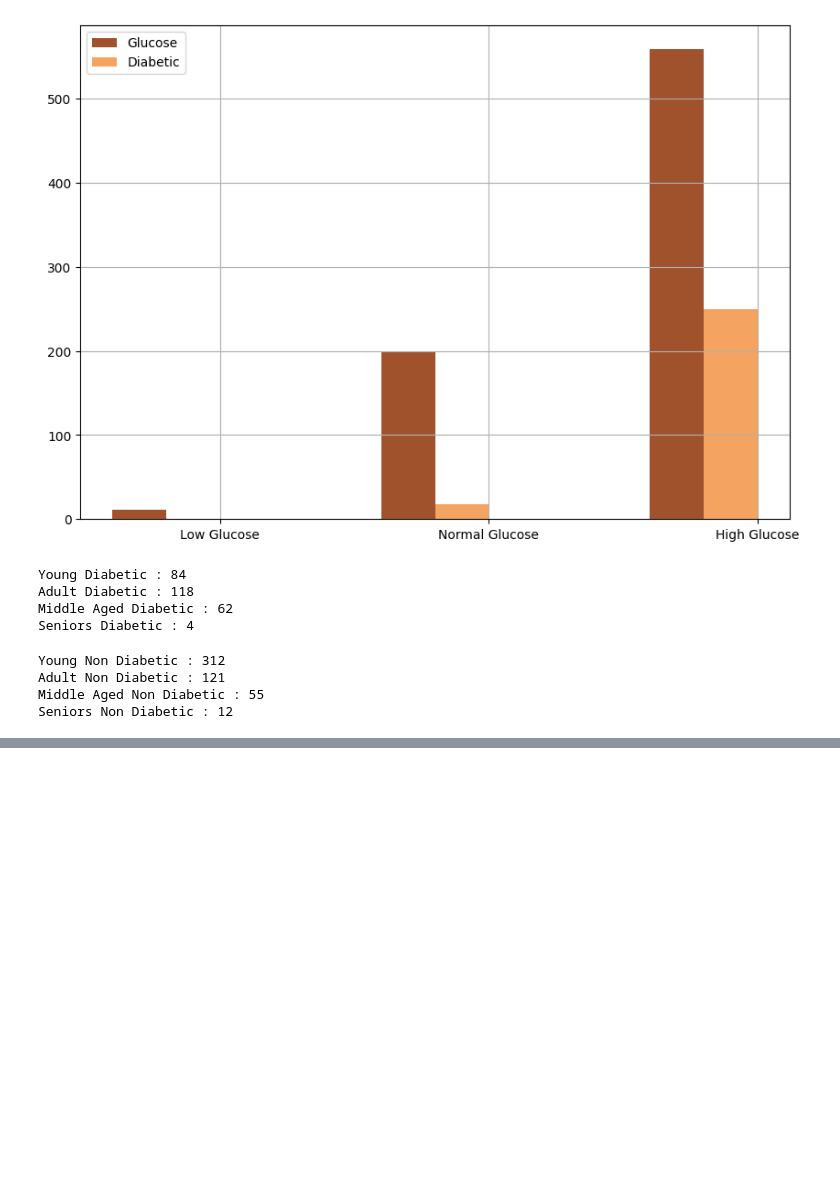
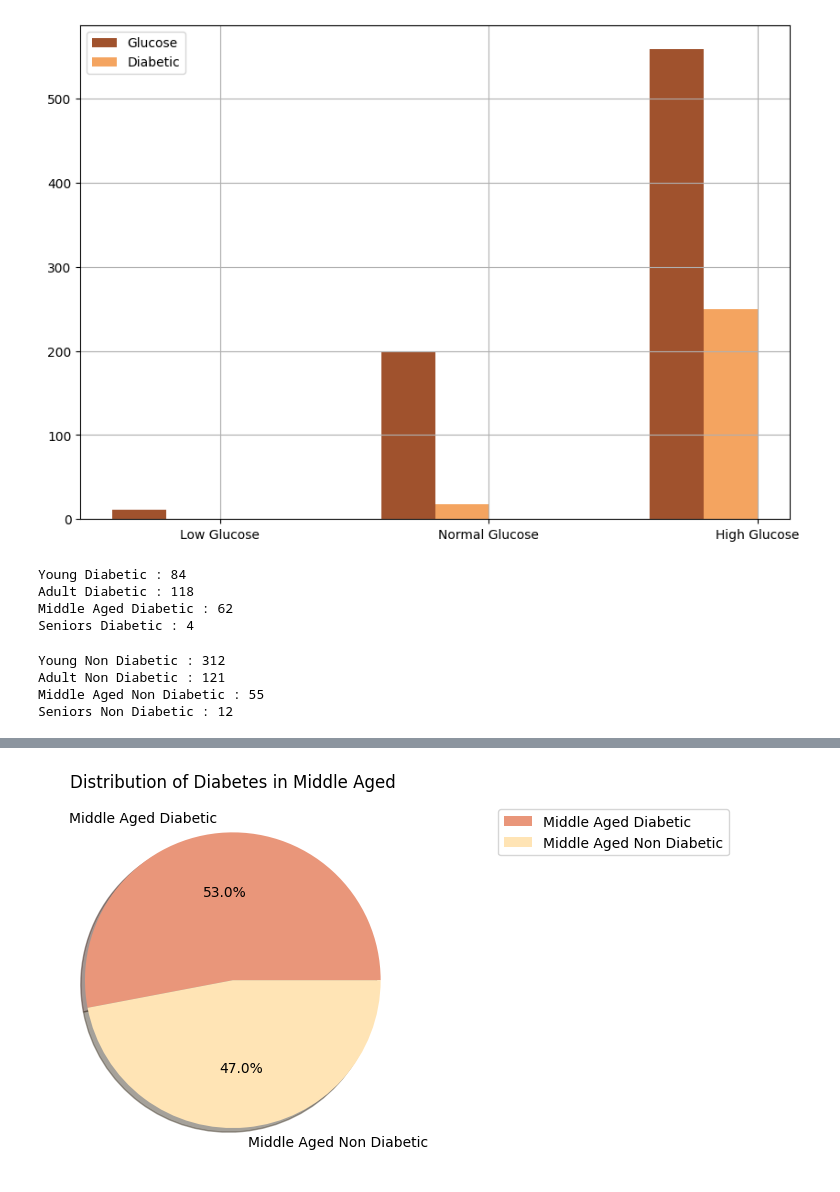
Before and after one commit to hafsatariq18/Diabetes-dataset, a Jupyter notebook: Diabetes Dataset.ipynb, the cells around one changed output, grey strips where cells are left out. Cells and saved outputs as stored; diff of their text form; code cells hidden in the pictures; blank space fills up the shorter version.

```diff
--- a/Diabetes Dataset.ipynb
+++ b/Diabetes Dataset.ipynb
@@ -237,0 +256,9 @@ Seniors Non Diabetic : 12
+# %%
+colours=["darksalmon","moccasin"]
+data={'Middle Aged Diabetic':middle_aged_diabetic ,'Middle Aged Non Diabetic':middle_aged_non_diabetic}
+plt.pie(data.values(),labels=data.keys(),colors=colours,shadow=True,autopct='%2.1f%%')
+plt.legend(loc="center left",bbox_to_anchor=(1.2,0.9),labels=data.keys())
+plt.title('Distribution of Diabetes in Middle Aged')
+plt.show()
+# %% [output]
+[figure, added]
```
Also changed, not shown: parts of 3 cells of this notebook.
